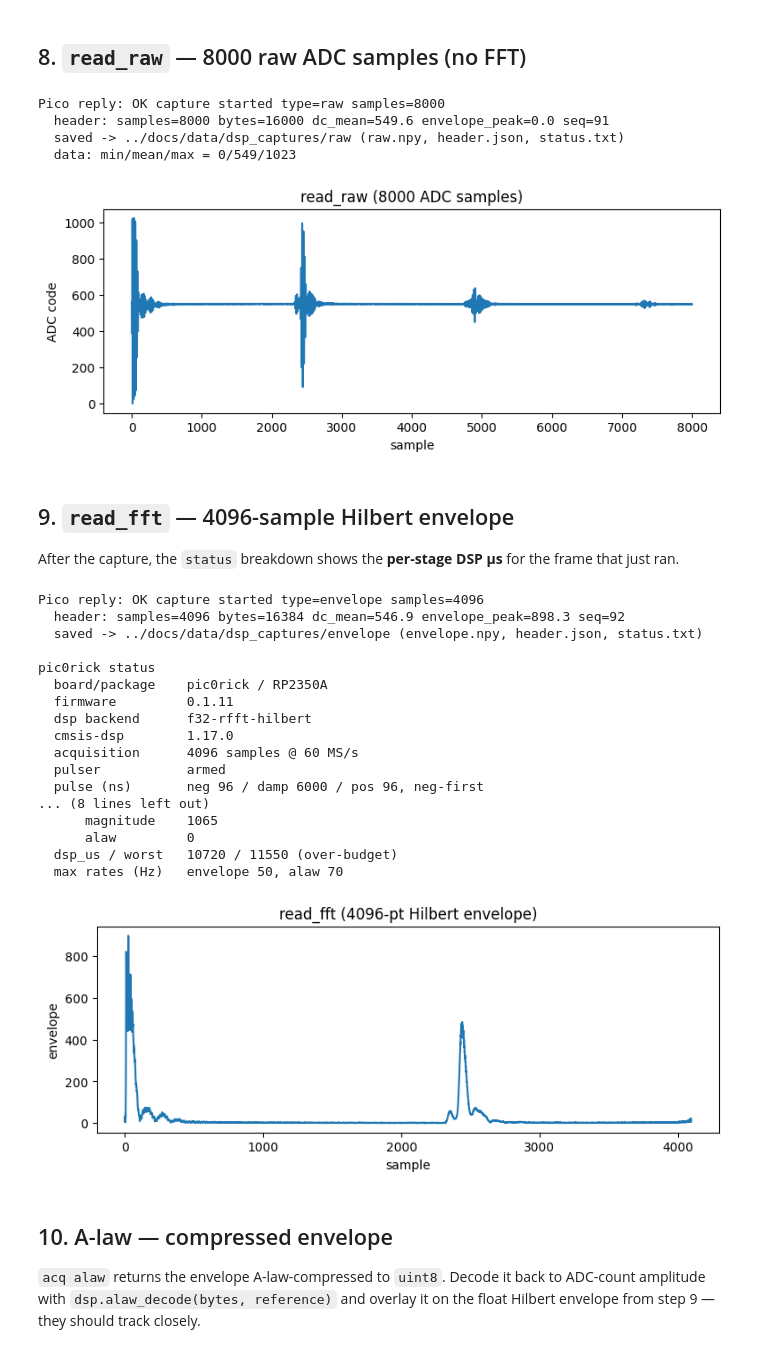
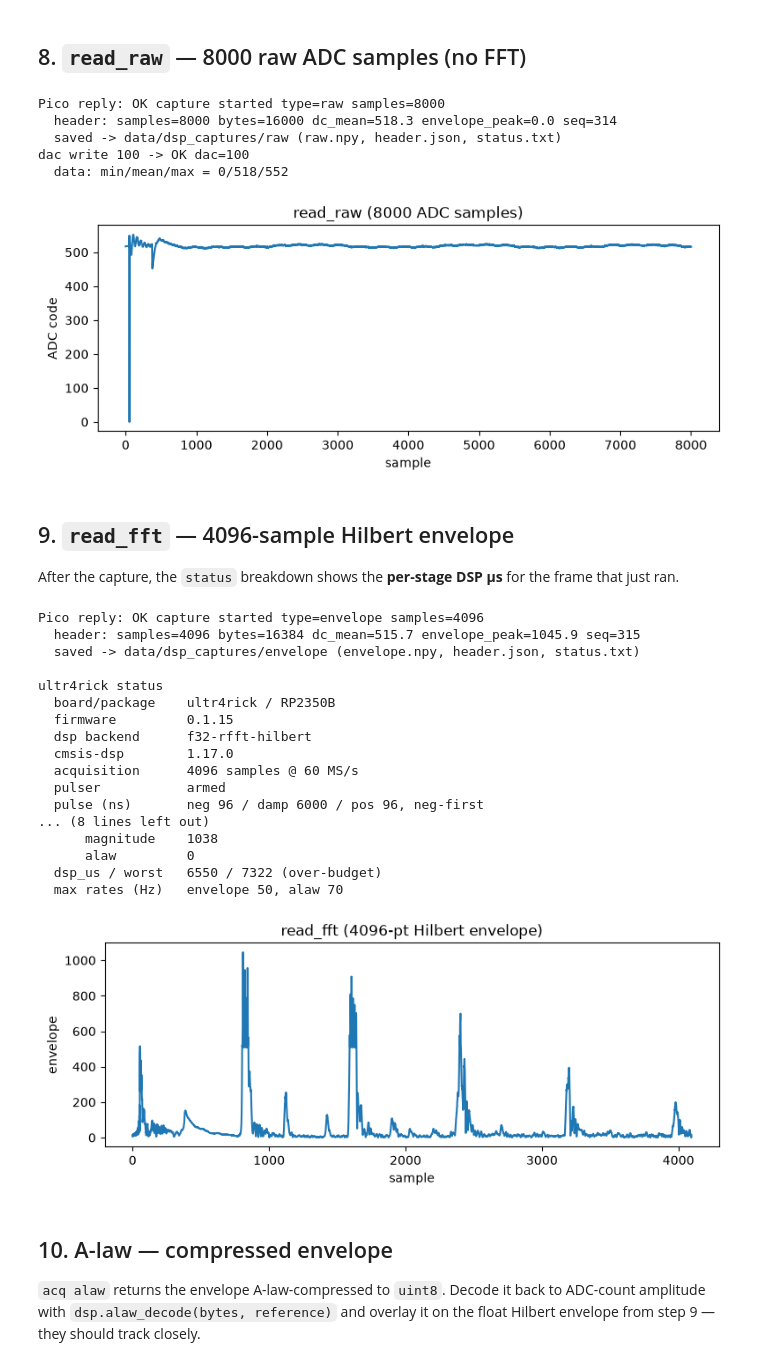
Before and after one commit to kelu124/ultr4rick, a Jupyter notebook: python/example_dsp.ipynb, the cells around one changed output. Cells and saved outputs as stored; diff of their text form; code cells hidden in the pictures.

```diff
--- a/python/example_dsp.ipynb
+++ b/python/example_dsp.ipynb
@@ -130,15 +131,18 @@ def grab(payload, name):
 ## 8. `read_raw` — 8000 raw ADC samples (no FFT)
 # %%
 _, raw = grab('raw', 'raw')
+send(f'dac write {100}')
+reply = ''.join(b.decode('utf-8', 'replace') for b in probe.set_one_mux(2)).strip()
 print('  data: min/mean/max = %d/%d/%d' % (int(raw.min()), int(raw.mean()), int(raw.max())))
 plt.figure(figsize=(9, 3)); plt.plot(raw)
 plt.title('read_raw (8000 ADC samples)'); plt.xlabel('sample'); plt.ylabel('ADC code'); plt.show()
 # %% [output]
 Pico reply: OK capture started type=raw samples=8000
-  header: samples=8000 bytes=16000 dc_mean=549.6 envelope_peak=0.0 seq=91
-  saved -> ../docs/data/dsp_captures/raw (raw.npy, header.json, status.txt)
-  data: min/mean/max = 0/549/1023
+  header: samples=8000 bytes=16000 dc_mean=518.3 envelope_peak=0.0 seq=314
+  saved -> data/dsp_captures/raw (raw.npy, header.json, status.txt)
+dac write 100 -> OK dac=100
+  data: min/mean/max = 0/518/552
-[figure, old version]
+[figure, new version]
 # %% [markdown]
 ## 9. `read_fft` — 4096-sample Hilbert envelope
 
@@ -152,23 +156,23 @@ plt.figure(figsize=(9, 3)); plt.plot(env)
 plt.title('read_fft (4096-pt Hilbert envelope)'); plt.xlabel('sample'); plt.ylabel('envelope'); plt.show()
 # %% [output]
 Pico reply: OK capture started type=envelope samples=4096
-  header: samples=4096 bytes=16384 dc_mean=546.9 envelope_peak=898.3 seq=92
-  saved -> ../docs/data/dsp_captures/envelope (envelope.npy, header.json, status.txt)
+  header: samples=4096 bytes=16384 dc_mean=515.7 envelope_peak=1045.9 seq=315
+  saved -> data/dsp_captures/envelope (envelope.npy, header.json, status.txt)
 
-pic0rick status
-  board/package    pic0rick / RP2350A
-  firmware         0.1.11
+ultr4rick status
+  board/package    ultr4rick / RP2350B
+  firmware         0.1.15
   dsp backend      f32-rfft-hilbert
   cmsis-dsp        1.17.0
   acquisition      4096 samples @ 60 MS/s
   pulser           armed
   pulse (ns)       neg 96 / damp 6000 / pos 96, neg-first
 ... (8 lines left out)
-      magnitude    1065
+      magnitude    1038
       alaw         0
-  dsp_us / worst   10720 / 11550 (over-budget)
+  dsp_us / worst   6550 / 7322 (over-budget)
   max rates (Hz)   envelope 50, alaw 70
-[figure, old version]
+[figure, new version]
 # %% [markdown]
 ## 10. A-law — compressed envelope
 
```
Also changed, not shown: parts of 10 cells of this notebook, 39 other files.
